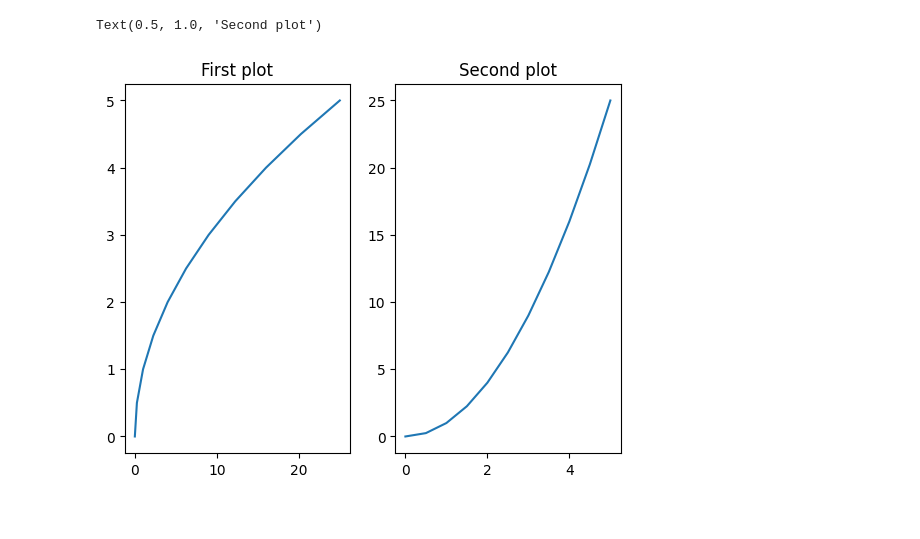
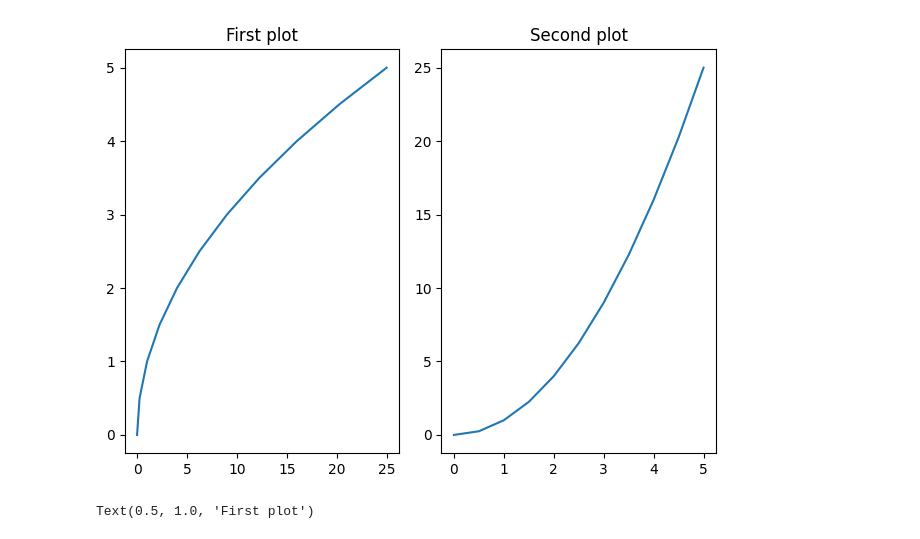
Before and after one commit to enguillem2/pandas_test, a Jupyter notebook: matplotlib/matpotlib_02.ipynb, the cells around one changed output. Drawn from its saved outputs; the diff is of its cells as text; code cells hidden in the pictures.

```diff
--- a/matplotlib/matpotlib_02.ipynb
+++ b/matplotlib/matpotlib_02.ipynb
@@ -2,16 +2,21 @@
 import matplotlib.pyplot as plt
 # %%
 %matplotlib inline
+# %%
+import numpy as np
+x=np.linspace(0,5,11)
+y=x**2
 # %%
 fig,axes=plt.subplots(nrows=1,ncols=2)
 # for current_ax in axes:
 #     current_ax.plot(x,y)
 
 axes[0].plot(y,x)
 axes[0].set_title("First plot")
 
 axes[1].plot(x,y)
 axes[1].set_title("Second plot")
+
+plt.tight_layout()
 # %% [output]
-Text(0.5, 1.0, 'Second plot')
-[figure, old version]
+[figure, new version]
@@ -17,0 +27,5 @@ Text(0.5, 1.0, 'Second plot')
+# %%
+axes[0].plot(y,x)
+axes[0].set_title("First plot")
+# %% [output]
+Text(0.5, 1.0, 'First plot')
```
Also changed, not shown: parts of 9 cells of this notebook, 3 other files.
